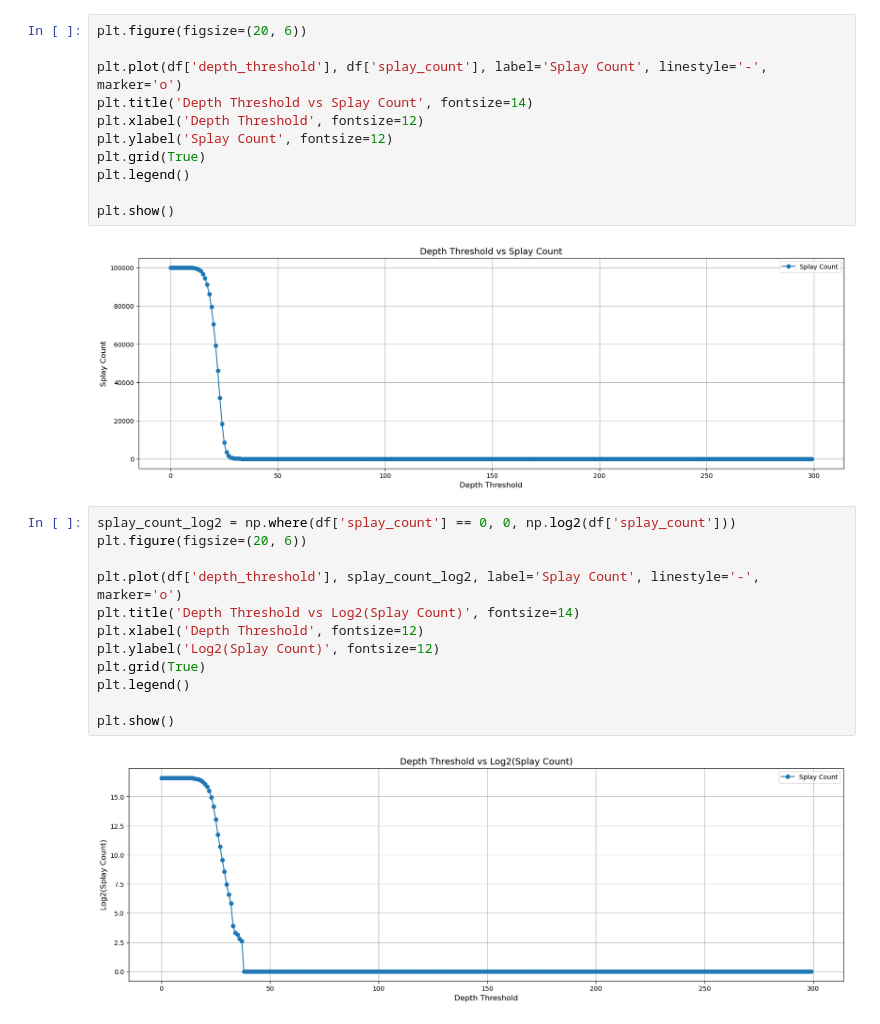
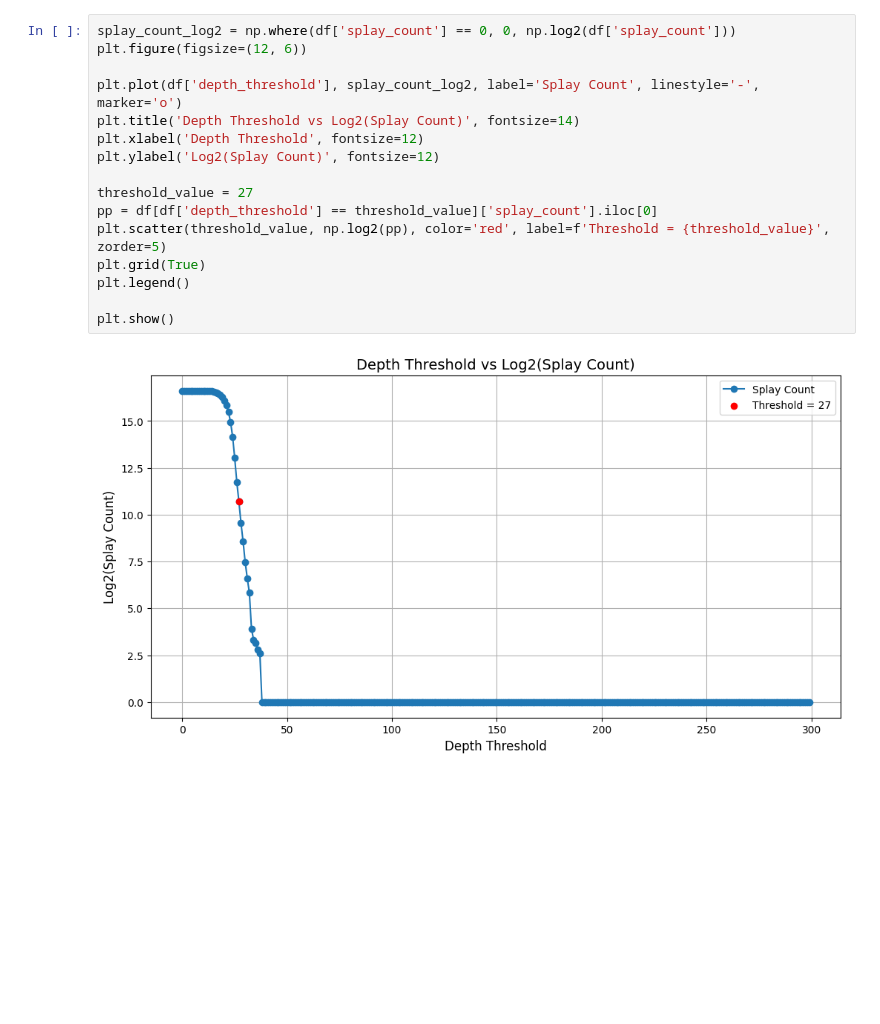
Before and after one commit to phattd15/depth-aware-splay-tree, a Jupyter notebook: output/dast_analysis/note.ipynb, the cells around one changed output. Drawn from its saved outputs; the diff is of its cells as text; blank space fills up the shorter version.

```diff
--- a/output/dast_analysis/note.ipynb
+++ b/output/dast_analysis/note.ipynb
@@ -87,27 +105,18 @@ plt.show()
 # %%
-plt.figure(figsize=(20, 6))
+splay_count_log2 = np.where(df['splay_count'] == 0, 0, np.log2(df['splay_count']))
+plt.figure(figsize=(12, 6))
 
-plt.plot(df['depth_threshold'], df['splay_count'], label='Splay Count', linestyle='-', marker='o')
-plt.title('Depth Threshold vs Splay Count', fontsize=14)
+plt.plot(df['depth_threshold'], splay_count_log2, label='Splay Count', linestyle='-', marker='o')
+plt.title('Depth Threshold vs Log2(Splay Count)', fontsize=14)
 plt.xlabel('Depth Threshold', fontsize=12)
-plt.ylabel('Splay Count', fontsize=12)
+plt.ylabel('Log2(Splay Count)', fontsize=12)
+
+threshold_value = 27
+pp = df[df['depth_threshold'] == threshold_value]['splay_count'].iloc[0]
+plt.scatter(threshold_value, np.log2(pp), color='red', label=f'Threshold = {threshold_value}', zorder=5)
 plt.grid(True)
 plt.legend()
 
 plt.show()
 # %% [output]
-[figure, old version]
+[figure, new version]
-# %%
-splay_count_log2 = np.where(df['splay_count'] == 0, 0, np.log2(df['splay_count']))
-plt.figure(figsize=(20, 6))
-
-plt.plot(df['depth_threshold'], splay_count_log2, label='Splay Count', linestyle='-', marker='o')
-plt.title('Depth Threshold vs Log2(Splay Count)', fontsize=14)
-plt.xlabel('Depth Threshold', fontsize=12)
-plt.ylabel('Log2(Splay Count)', fontsize=12)
-plt.grid(True)
-plt.legend()
-
-plt.show()
-# %% [output]
-[figure, removed]
```
Also changed, not shown: parts of 4 cells of this notebook.
